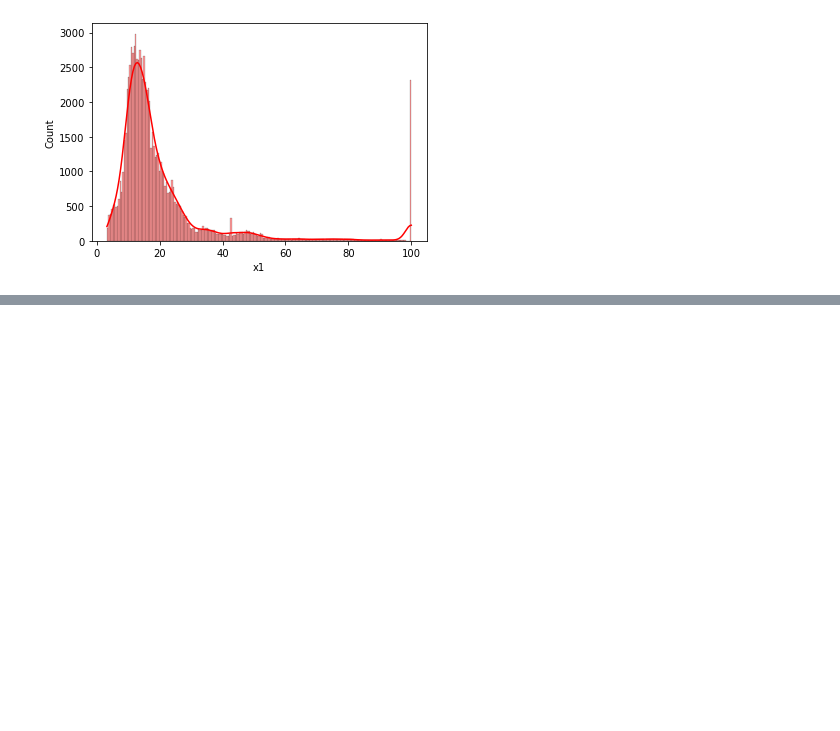
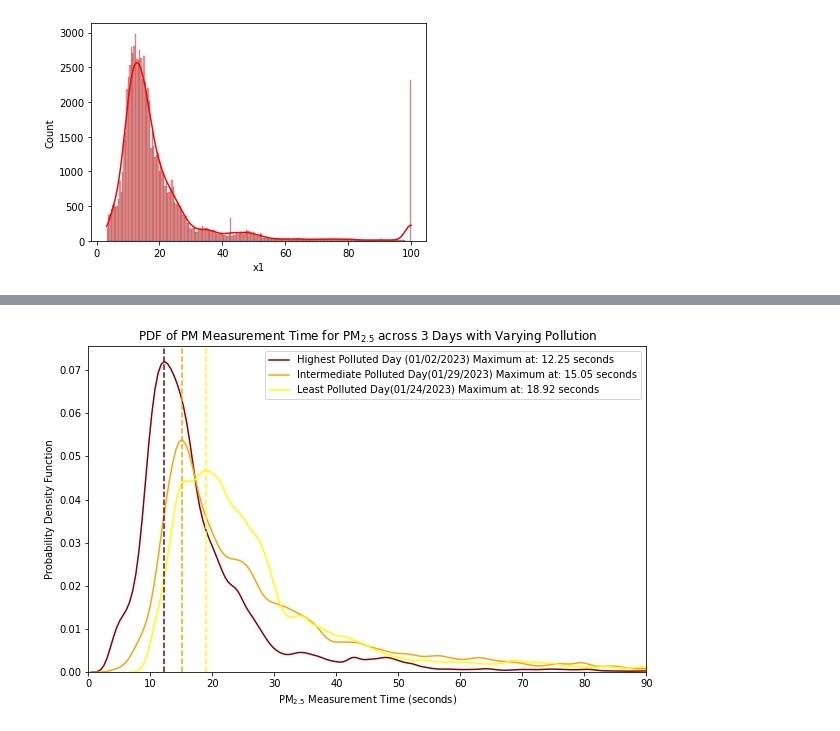
Before and after one commit to gokulbalagopal/Temporal_Variogram_2023, a Jupyter notebook: firmware/Polluted_days.ipynb, the cells around one changed output, grey strips where cells are left out. Drawn from its saved outputs; the diff is of its cells as text; code cells hidden in the pictures; blank space fills up the shorter version.

```diff
--- a/firmware/Polluted_days.ipynb
+++ b/firmware/Polluted_days.ipynb
@@ -102,0 +113,44 @@ plt.show()
+# %%
+import matplotlib.pyplot as plt
+import seaborn as sns
+import numpy as np
+
+# Assuming df1, df2, df3, and peak_1, peak_2, peak_3 are predefined variables
+
+plt.figure(figsize=(10, 6))
+
+# Calculate the scale factor (number of observations)
+# scale_df1 = len(df1['x1'])
+# scale_df2 = len(df2['x1'])
+# scale_df3 = len(df3['x1'])
+
+# Adjusted KDE plots
+sns.kdeplot(data=df1, x='x1', color="darkred", bw_adjust=0.5, label=f'Highest Polluted Day (01/02/2023) Maximum at: {round(peak_1, 2)} seconds')
+sns.kdeplot(data=df2, x='x1', color="orange", bw_adjust=0.5, label= f'Intermediate Polluted Day(01/29/2023) Maximum at: {round(peak_2,2)} seconds')
+sns.kdeplot(data=df3, x='x1', color="yellow", bw_adjust=0.5, label= f'Least Polluted Day(01/24/2023) Maximum at: {round(peak_3, 2)} seconds')
+# print(plt.gca().get_yticks())
+# print(np.round(plt.gca().get_yticks() * scale_df1, 0))
+# Scale the y-axis by the number of observations to approximate frequency
+# plt.gca().set_yticklabels(np.round(plt.gca().get_yticks() * scale_df1, 0))
+
+plt.xlim(0, 90)
+plt.ylim(0, plt.ylim()[1])
+plt.xlabel('PM$_{2.5}$ Measurement Time (seconds)')
+plt.ylabel('Probability Density Function')
+plt.title('PDF of PM Measurement Time for PM$_{2.5}$ across 3 Days with Varying Pollution')
+
+# Vertical lines for peak values
+plt.axvline(peak_1, color='darkred', linestyle='dashed')
+plt.axvline(peak_2, color='orange', linestyle='dashed')
+plt.axvline(peak_3, color='yellow', linestyle='dashed')
+
+# Update the legend to include peak information
+plt.legend()
+
+# Save the figure
+plt.savefig(r"D:\UTD\UTDFall2023\Temporal_Variograms\firmware\plots\Polluted_Day_with_peak_times_pdf.png")
+
+# Display the plot
+plt.show()
+# %% [output]
+[figure, added]
```
Also changed, not shown: parts of 5 cells of this notebook.
